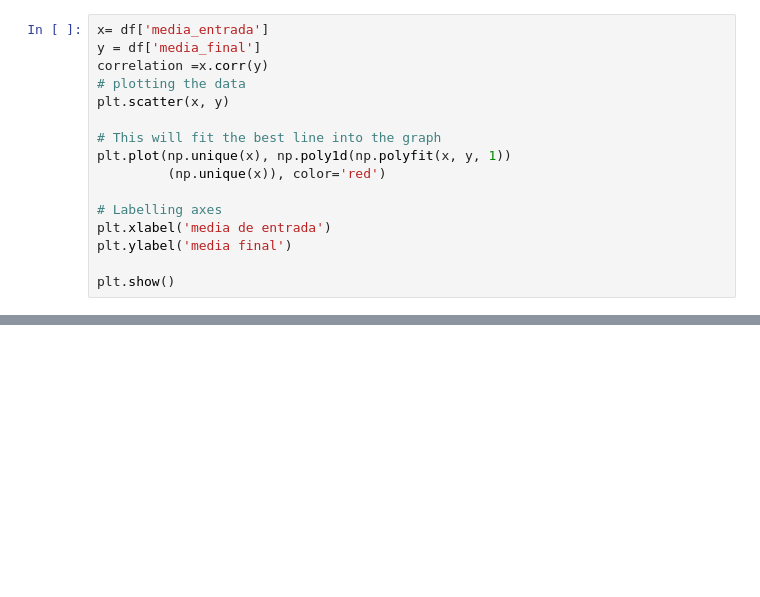
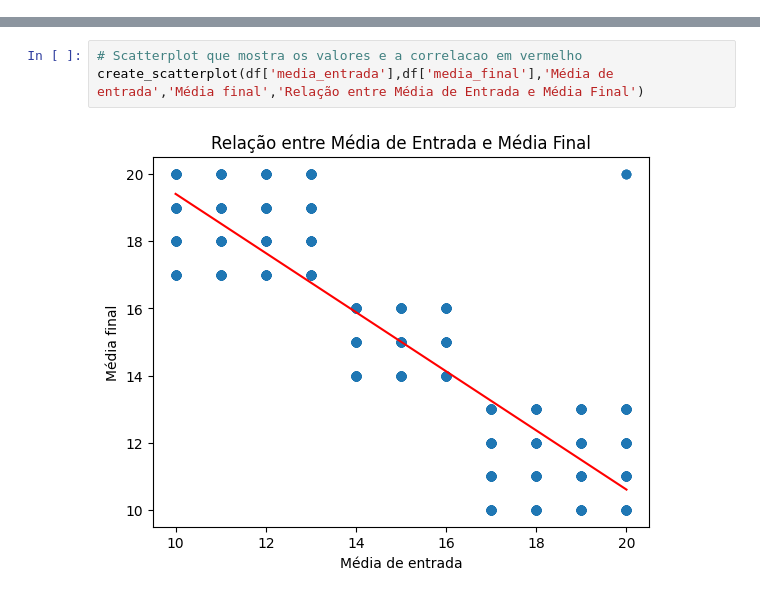
Before and after one commit to Joao-Eleuterio/ProjetoUniPaisMaravilhas, a Jupyter notebook: Projeto-fase1.ipynb, the cells around one changed output, grey strips where cells are left out. Cells and saved outputs as stored; diff of their text form; blank space fills up the shorter version.

```diff
--- a/Projeto-fase1.ipynb
+++ b/Projeto-fase1.ipynb
@@ -125,16 +0,0 @@ df['media_entrada'].corr(df['media_final'])
-# %%
-x= df['media_entrada']
-y = df['media_final']
-correlation =x.corr(y)
-# plotting the data
-plt.scatter(x, y)
-
-# This will fit the best line into the graph
-plt.plot(np.unique(x), np.poly1d(np.polyfit(x, y, 1))
-         (np.unique(x)), color='red')
-
-# Labelling axes
-plt.xlabel('media de entrada')
-plt.ylabel('media final')
-
-plt.show()
@@ -196,0 +273,5 @@ A correlação da média de entrada e da média final é negativa forte, isto qu
+# %%
+# Scatterplot que mostra os valores e a correlacao em vermelho
+create_scatterplot(df['media_entrada'],df['media_final'],'Média de entrada','Média final','Relação entre Média de Entrada e Média Final')
+# %% [output]
+[figure, added]
```
Also changed, not shown: parts of 63 cells of this notebook, 5 other files.
